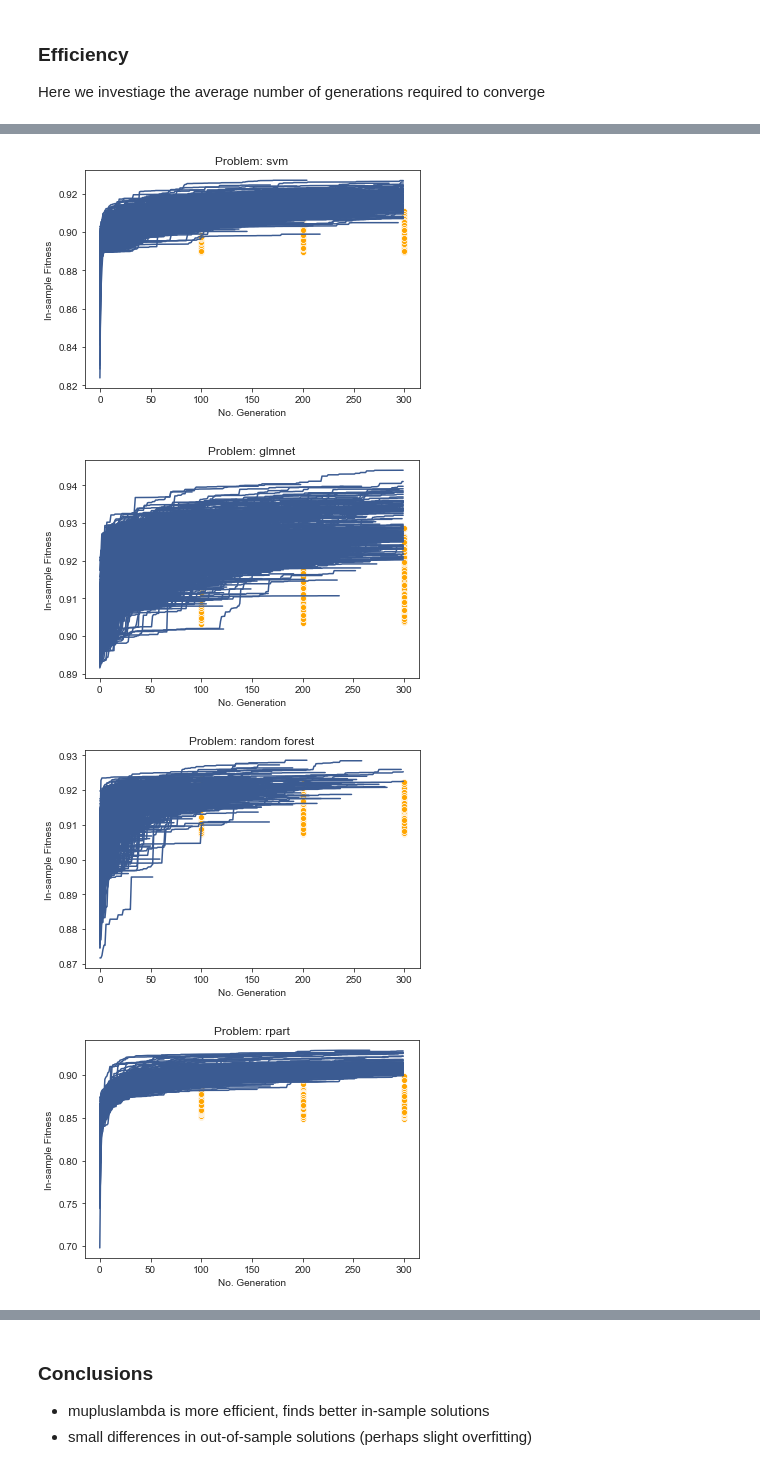
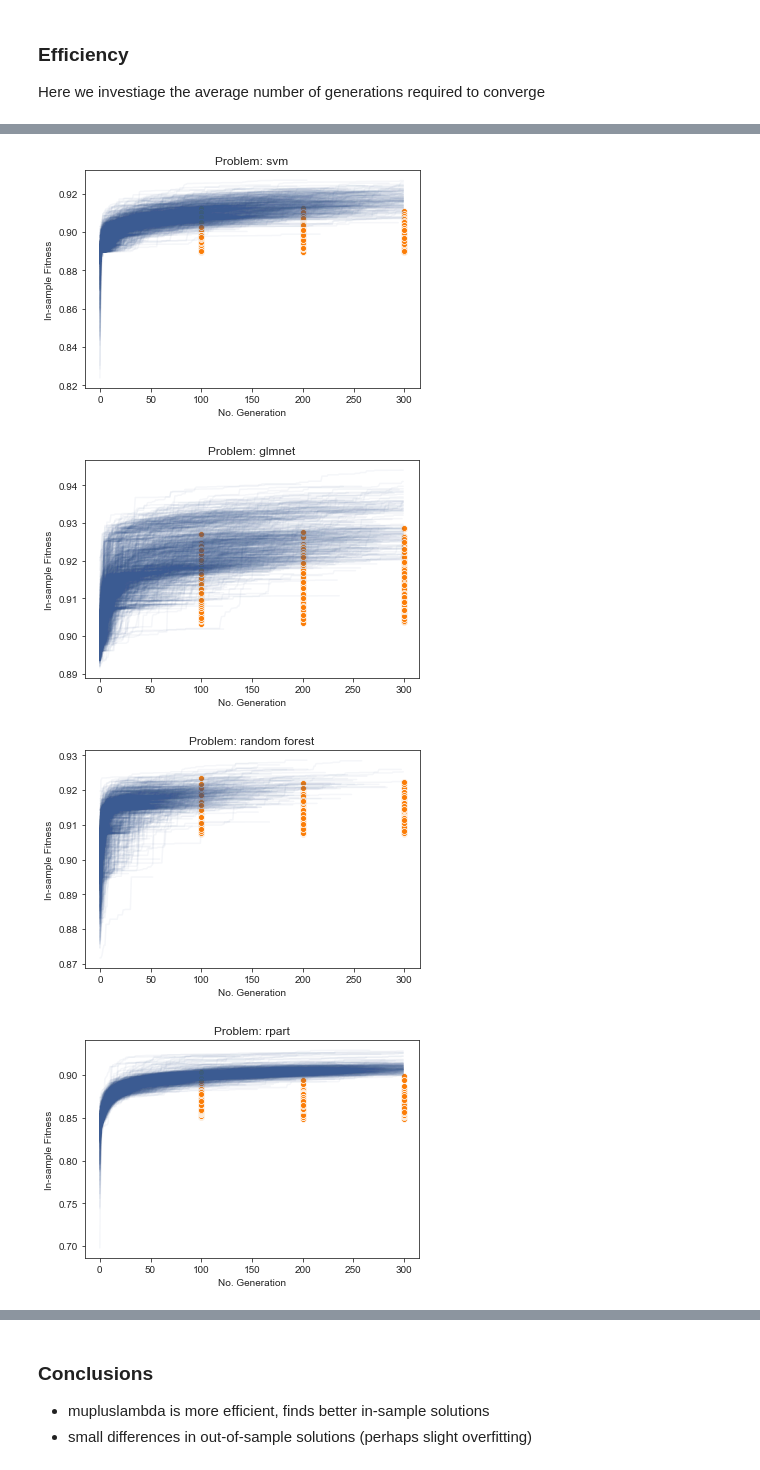
Before and after one commit to PGijsbers/symbolicdefaults, a Jupyter notebook: LogParsing-V3.ipynb, the cells around one changed output, grey strips where cells are left out. Saved outputs shown, nothing was run; the diff lists cells and outputs as text; code cells hidden in the pictures.

```diff
--- a/LogParsing-V3.ipynb
+++ b/LogParsing-V3.ipynb
@@ -239,14 +263,17 @@ The following boxplot shows normalized accuracy across problems and search strat
 
 **1. Un-aggregated (across all replications):**
 # %%
-sns.set_palette([sns.xkcd_rgb[x] for x in ["denim blue", "burnt sienna", "tangerine", "yellow orange"]])
+sns.set_palette([sns.xkcd_rgb[x] for x in ["denim blue", "baby blue", "burnt sienna", "tangerine", "yellow orange"]])
 data = df[df.search != "constants_only"].copy()
 data.replace("rf", "random forest", inplace=True)
 p = sns.boxplot(data=data, x="problem", y="out", hue = "search")
 p.set(ylabel='OOB-Accuracy (normalized)', xlabel='Algorithm')
 p.legend(loc='lower right')
 p.legend_.set_title("Search strategy")
-new_labels = [r'$\mu + \lambda$ EA', 'random search 100', 'random search 200', 'random search 300']
+if "mupluslambda_ho" in data["search"].values:
+    new_labels = [r'$\mu + \lambda$ HO-EA', r'$\mu + \lambda$ EA', 'random search 100', 'random search 200', 'random search 300']
+else:
+    new_labels = [r'$\mu + \lambda$ EA', 'random search 100', 'random search 200', 'random search 300']
 for t, l in zip(p.legend_.texts, new_labels): t.set_text(l)
 plt.show()
 # %% [output]
@@ -254,13 +281,16 @@ plt.show()
 # %% [markdown]
 **2. Aggregated across replications:**
 # %%
+sns.set_palette([sns.xkcd_rgb[x] for x in ["denim blue", "baby blue", "burnt sienna", "tangerine", "yellow orange"]])
 aggdf = data.groupby(["task", "search","problem"]).agg(np.mean).reset_index()
-sns.set_palette([sns.xkcd_rgb[x] for x in ["denim blue", "burnt sienna", "tangerine", "yellow orange"]])
 p = sns.boxplot(data=aggdf, x="problem", y="out", hue = "search")
 p.set(ylabel='OOB-Accuracy (normalized)', xlabel='Algorithm')
 p.legend(loc='lower right')
 p.legend_.set_title("Search strategy")
-new_labels = [r'$\mu + \lambda$-EA', 'random search 100', 'random search 200', 'random search 300']
+if "mupluslambda_ho" in aggdf["search"].values:
+    new_labels = [r'$\mu + \lambda$ EA', r'$\mu + \lambda$ HO-EA', 'random search 100', 'random search 200', 'random search 300']
+else:
+    new_labels = [r'$\mu + \lambda$ EA', 'random search 100', 'random search 200', 'random search 300']
 for t, l in zip(p.legend_.texts, new_labels): t.set_text(l)
 plt.savefig("figures/experiment_1.png", bbox_inches='tight', pad_inches=.1)
 plt.show()
@@ -269,6 +301,6 @@ plt.show()
 # %%
 sns.set_palette([sns.xkcd_rgb[x] for x in ["denim blue", "burnt sienna"]])
-convergence = data[data.search == "mupluslambda"]
+convergence = data.copy()[data.search == "mupluslambda"]
 convergence['stopped early'] = convergence.gen != 299
 
 p = sns.boxplot(data=convergence, x="problem", y="out", hue="stopped early")
@@ -288,9 +315,9 @@ See the caveats in the documentation: https://pandas.pydata.org/pandas-docs/stab
 3. **Hypothesis Tests:**
 # %%
 if orange_imported:
-    #I still have to figure out how to annotate those plots
     aggdf["out_rank"] = aggdf.groupby(["task", "problem"]).out.rank(ascending=False)
     aggdf2 = aggdf.groupby(["problem", "search"])["out_rank"].mean().reset_index()
+    aggdf2 = aggdf2[~aggdf2["search"].isin(["random_search_100", "random_search_200"])]
 
     for problem in aggdf.problem.unique():
         data = aggdf2[aggdf2.problem == problem]
@@ -349,16 +369,17 @@ tdf.head()
 # %%
 # Trace plots: random search (orange) vs mupluslambda (blue)
 for problem in tdf.problem.unique():
     data = tdf[(tdf.search == "mupluslambda") & (tdf.problem == problem)]
-    p = sns.lineplot(data=data, x="generation", y="score_max", hue="search", units="run", estimator=None)
+    p = sns.lineplot(data=data, x="generation", y="score_max", hue="search", units="run", estimator=None, alpha=0.05)
     data = tdf[(tdf.search == "random_search") & (tdf.problem == problem)]
-    p = sns.scatterplot(data=data, x="generation", y="score_max", color="orange")
+    p = sns.scatterplot(data=data, x="generation", y="score_max", color=sns.xkcd_rgb["pumpkin orange"], alpha=1.)
     p.legend_.remove()
     p.set(xlabel='No. Generation', ylabel="In-sample Fitness")
     p.set_title(f'Problem: {problem}')
+    plt.savefig(f"figures/opt_traces_{problem}.png", bbox_inches='tight', pad_inches=.1)
     plt.show()
 # %% [output]
-[figure, old version]
+[figure, new version]
-[figure, old version]
+[figure, new version]
-[figure, old version]
+[figure, new version]
-[figure, old version]
+[figure, new version]
```
Also changed, not shown: parts of 32 cells of this notebook, 1 other file.
